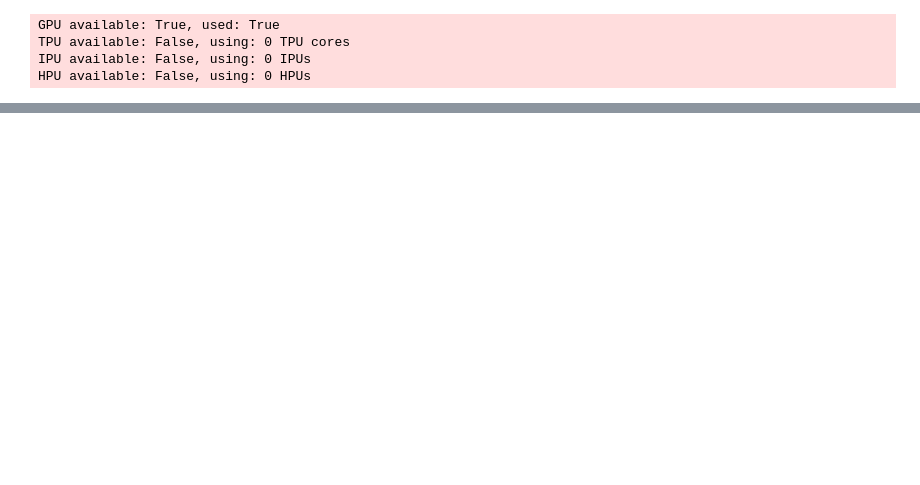
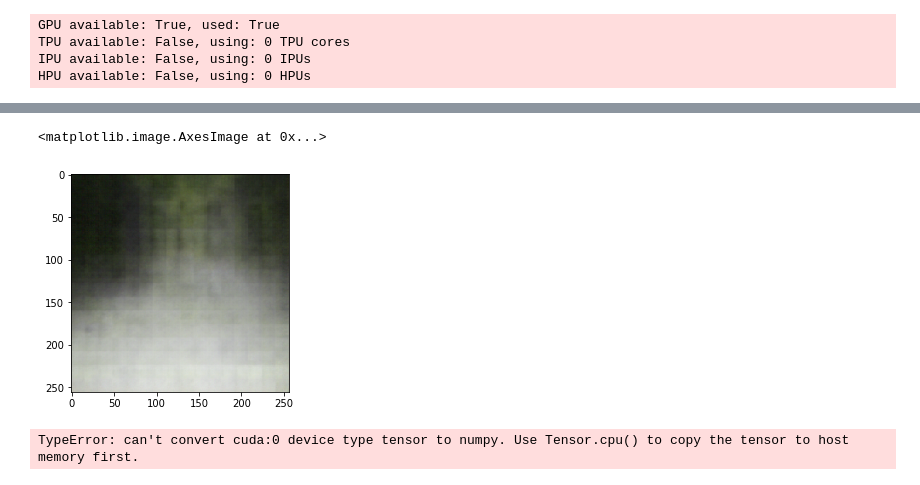
Before and after one commit to Jakob-98/wild, a Jupyter notebook: models/VAE/VAE.ipynb, the cells around one changed output, grey strips where cells are left out. Drawn from its saved outputs; the diff is of its cells as text; code cells hidden in the pictures; blank space fills up the shorter version.

```diff
--- a/models/VAE/VAE.ipynb
+++ b/models/VAE/VAE.ipynb
@@ -518,8 +518,6 @@ TPU available: False, using: 0 TPU cores
 IPU available: False, using: 0 IPUs
 HPU available: False, using: 0 HPUs
 # %%
-datamodule=VAEDataset(train_dir= 'C:/temp/ena/images/gray_train50_wavelet_256/', val_dir='C:/temp/ena/images/val/', test_dir='C:/temp/ena/images/test/')
+datamodule=VAEDataset(train_dir= 'C:/temp/ena/images/train50_256x/', val_dir='C:/temp/ena/images/test_256x/', test_dir='C:/temp/ena/images/test_256x/')
 datamodule.setup()
-runner.fit(experiment, datamodule=datamodule)
-#TODO labels for val ofc dont match test....
 # %% [output]
@@ -536,0 +558,13 @@ LOCAL_RANK: 0 - CUDA_VISIBLE_DEVICES: [0]
+# %%
+testimg = datamodule.train_dataset.__getitem__(654)[0][None, :]
+# %%
+tc = testimg.cuda()
+# %%
+plt.imshow(model(tc)[0].cpu().detach().numpy().squeeze().transpose(1,2,0))
+# %% [output]
+<matplotlib.image.AxesImage at 0x...>
+[figure, added]
+# %%
+plt.imshow(model.sample(1, 'cuda')[0].detach().numpy().squeeze().transpose(1,2,0))
+# %% [output]
+TypeError: can't convert cuda:0 device type tensor to numpy. Use Tensor.cpu() to copy the tensor to host memory first.
```
Also changed, not shown: parts of 7 cells of this notebook, 6 other files.
